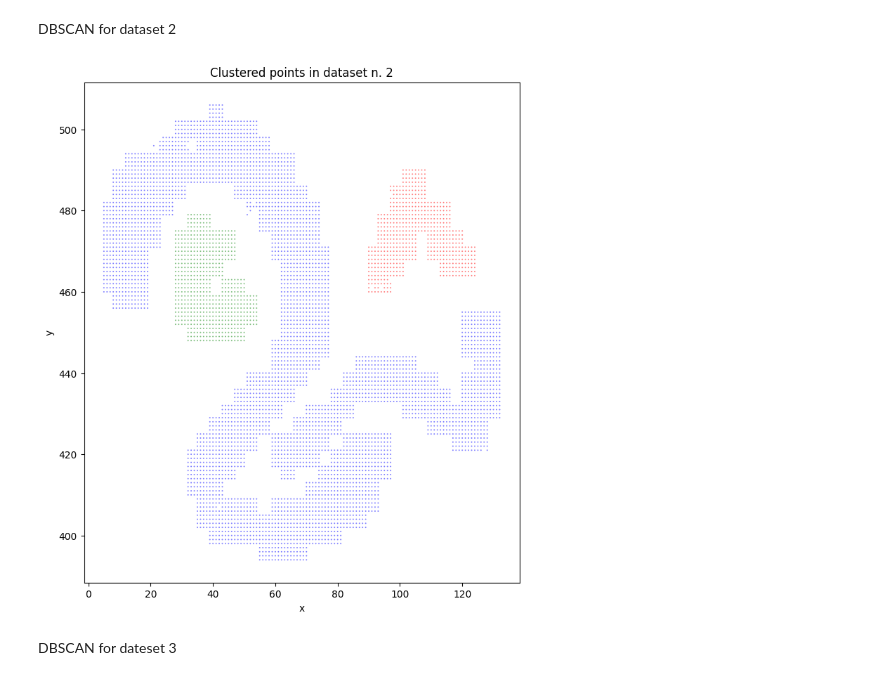
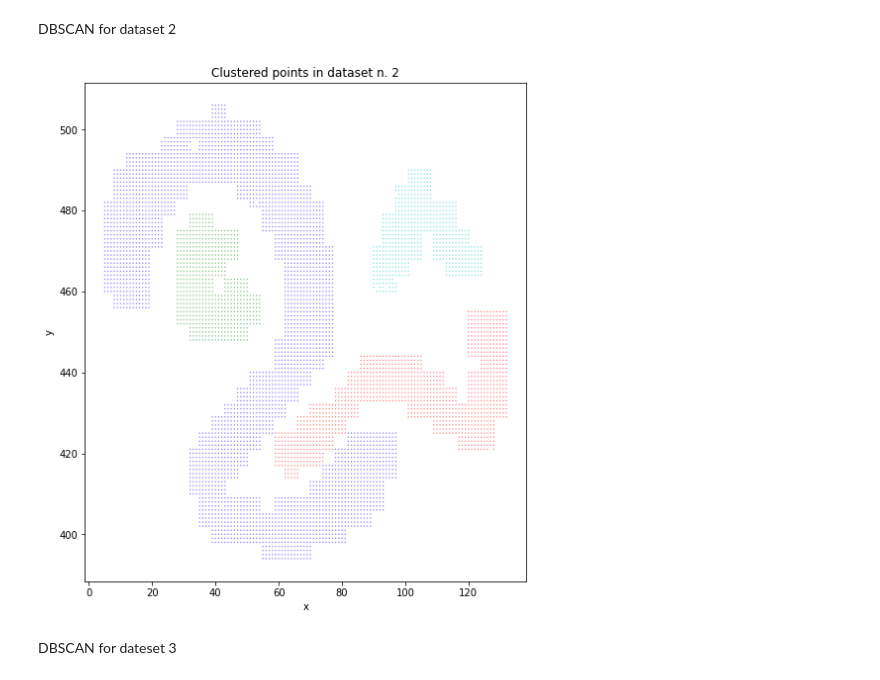
Before and after one commit to Fazzaa/ml_lab, a Jupyter notebook: clustering/clustering_copy_for_students_aa_21_22.ipynb, the cells around one changed output. Saved outputs shown, nothing was run; the diff lists cells and outputs as text; code cells hidden in the pictures.

```diff
--- a/clustering/clustering_copy_for_students_aa_21_22.ipynb
+++ b/clustering/clustering_copy_for_students_aa_21_22.ipynb
@@ -383,30 +383,35 @@ plt.show()
 # %% [markdown]
 DBSCAN for dataset 2
 # %%
-dbscan_2 = DBSCAN(eps=3, min_samples=3).fit(data2)
+dbscan_2 = DBSCAN(eps=1.5, min_samples=8).fit(data2)
+
+elems = []
+for i in range(len(dbscan_2.labels_)):
+    if dbscan_2.labels_[i] not in elems:
+        elems.append(dbscan_2.labels_[i])
 
 fig = plt.figure(figsize=(8,8))
 
 ax = fig.add_subplot(111)
 fig.subplots_adjust(top=1)
 ax.set_title('Clustered points in dataset n. 2')
 
 ax.set_xlabel('x')
 ax.set_ylabel('y')
 
 # set the list of colors to be selected when plotting the different clusters
 color=['b','g','r','c','m','y','k','w']
 
 #plot the dataset
-for clu in range(k):
+for clu in range(len(elems)):
     # collect the sequence of cooordinates of the points in each given cluster (determined by clu)
     data_list_x = [data2[i,0] for i in range(n_samples2) if dbscan_2.labels_[i]==clu]
     data_list_y = [data2[i,1] for i in range(n_samples2) if dbscan_2.labels_[i]==clu]
     plt.scatter(data_list_x, data_list_y, s=2, edgecolors='none', c=color[clu], alpha=0.5)
 
 plt.show()
 # %% [output]
-[figure, old version]
+[figure, new version]
 # %% [markdown]
 DBSCAN for dateset 3
 # %%
```
Also changed, not shown: parts of 1 cell of this notebook.
